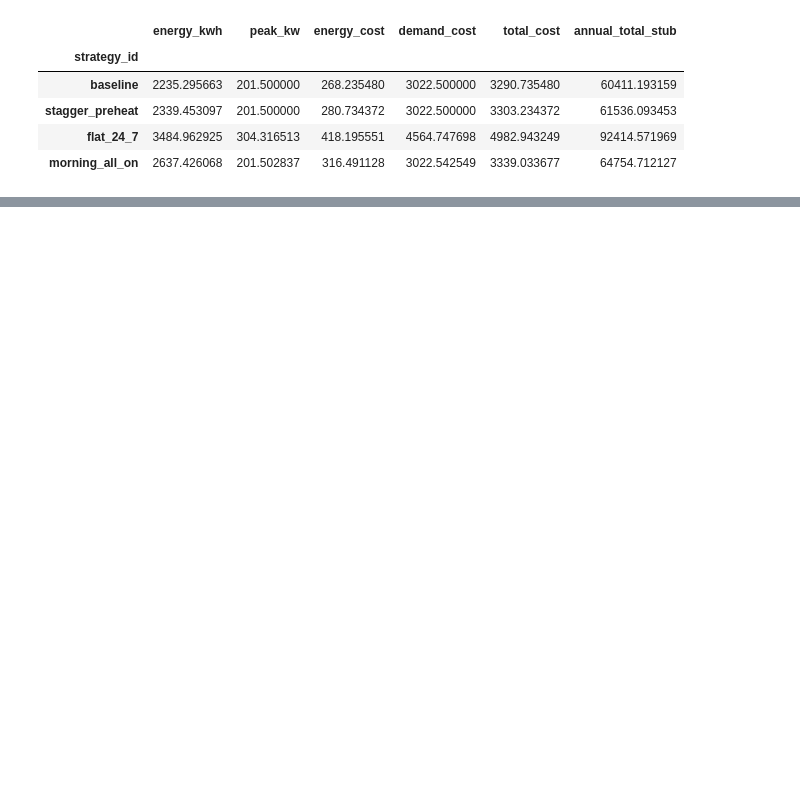
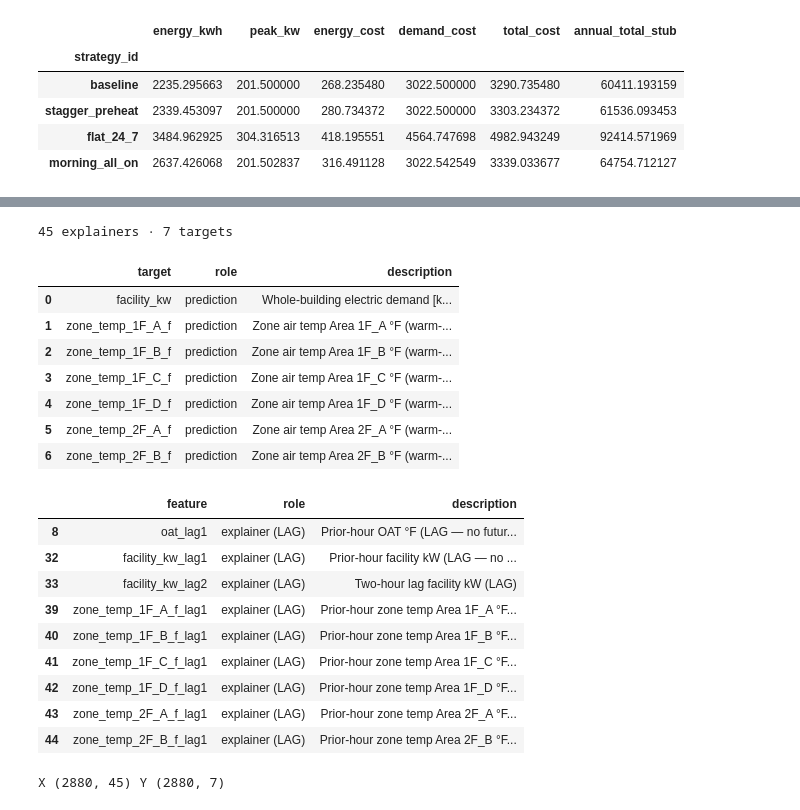
Before and after one commit to bbartling/py-bacnet-stacks-playground, a Jupyter notebook: vibe_code_apps_22/notebooks/lakeside_heating_dsm_sklearn.ipynb, the cells around one changed output, grey strips where cells are left out. Saved outputs shown, nothing was run; the diff lists cells and outputs as text; code cells hidden in the pictures; blank space fills up the shorter version.

```diff
--- a/vibe_code_apps_22/notebooks/lakeside_heating_dsm_sklearn.ipynb
+++ b/vibe_code_apps_22/notebooks/lakeside_heating_dsm_sklearn.ipynb
@@ -272,0 +429,30 @@ training_source ENERGYPLUS_SIMULATED
+# %%
+feat_cat_mt, tgt_cat_mt = feature_target_catalogs(multitarget=True)
+print(f"{len(feat_cat_mt)} explainers · {len(tgt_cat_mt)} targets")
+display(tgt_cat_mt)
+display(feat_cat_mt[feat_cat_mt["role"].astype(str).str.contains("LAG|zone", case=False, na=False)].head(20))
+
+X_mt, Y_mt, groups_mt, feat_cols_mt, tgt_cols_mt = matrix_xy_multi(df_mt)
+peak_mt = morning_peak_mask(df_mt)
+print("X", X_mt.shape, "Y", Y_mt.shape)
+# %% [output]
+45 explainers · 7 targets
+|  | target | role | description |
+| 0 | facility_kw | prediction | Whole-building electric demand [k... |
+| 1 | zone_temp_1F_A_f | prediction | Zone air temp Area 1F_A °F (warm-... |
+| 2 | zone_temp_1F_B_f | prediction | Zone air temp Area 1F_B °F (warm-... |
+| 3 | zone_temp_1F_C_f | prediction | Zone air temp Area 1F_C °F (warm-... |
+| 4 | zone_temp_1F_D_f | prediction | Zone air temp Area 1F_D °F (warm-... |
+| 5 | zone_temp_2F_A_f | prediction | Zone air temp Area 2F_A °F (warm-... |
+| 6 | zone_temp_2F_B_f | prediction | Zone air temp Area 2F_B °F (warm-... |
+|  | feature | role | description |
+| 8 | oat_lag1 | explainer (LAG) | Prior-hour OAT °F (LAG — no futur... |
+| 32 | facility_kw_lag1 | explainer (LAG) | Prior-hour facility kW (LAG — no ... |
+| 33 | facility_kw_lag2 | explainer (LAG) | Two-hour lag facility kW (LAG) |
+| 39 | zone_temp_1F_A_f_lag1 | explainer (LAG) | Prior-hour zone temp Area 1F_A °F... |
+| 40 | zone_temp_1F_B_f_lag1 | explainer (LAG) | Prior-hour zone temp Area 1F_B °F... |
+| 41 | zone_temp_1F_C_f_lag1 | explainer (LAG) | Prior-hour zone temp Area 1F_C °F... |
+| 42 | zone_temp_1F_D_f_lag1 | explainer (LAG) | Prior-hour zone temp Area 1F_D °F... |
+| 43 | zone_temp_2F_A_f_lag1 | explainer (LAG) | Prior-hour zone temp Area 2F_A °F... |
+| 44 | zone_temp_2F_B_f_lag1 | explainer (LAG) | Prior-hour zone temp Area 2F_B °F... |
+X (2880, 45) Y (2880, 7)
```
Also changed, not shown: parts of 31 cells of this notebook, 32 other files.
